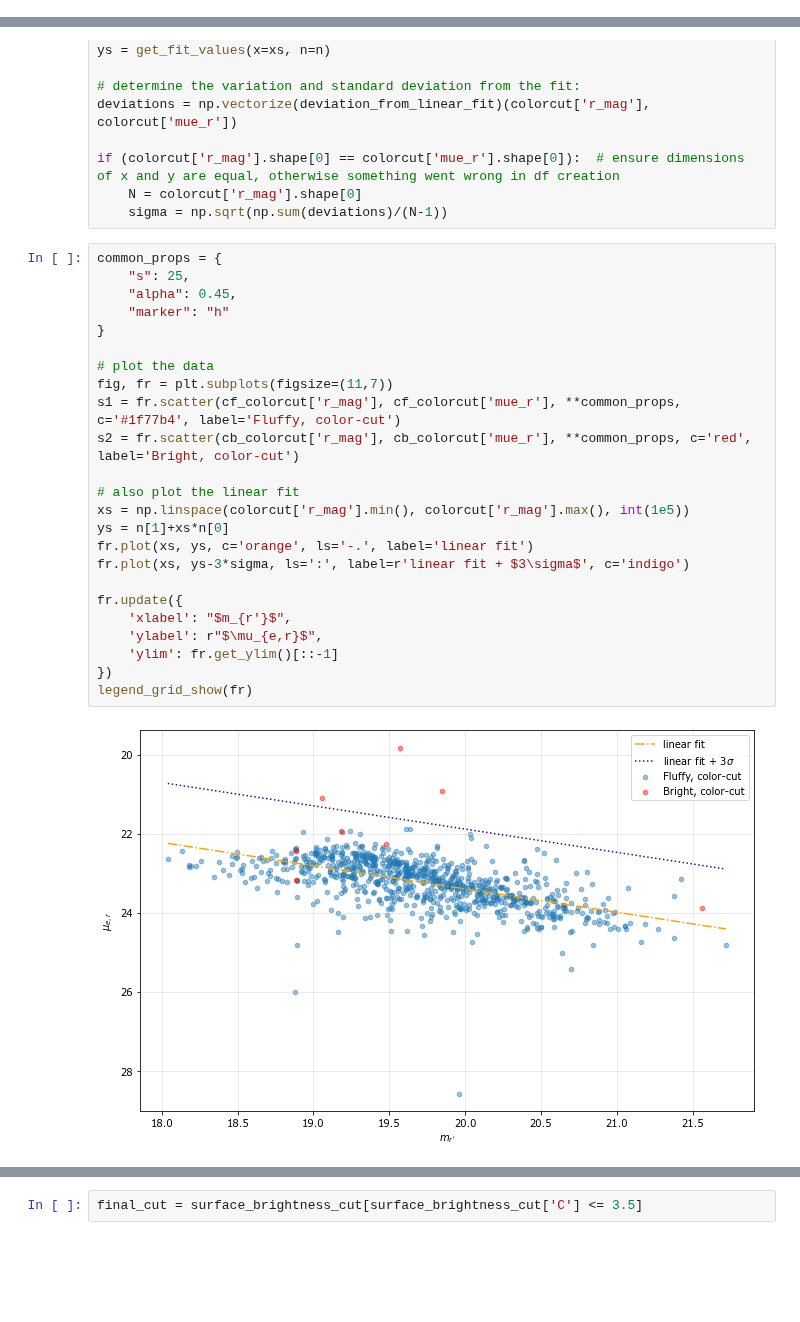
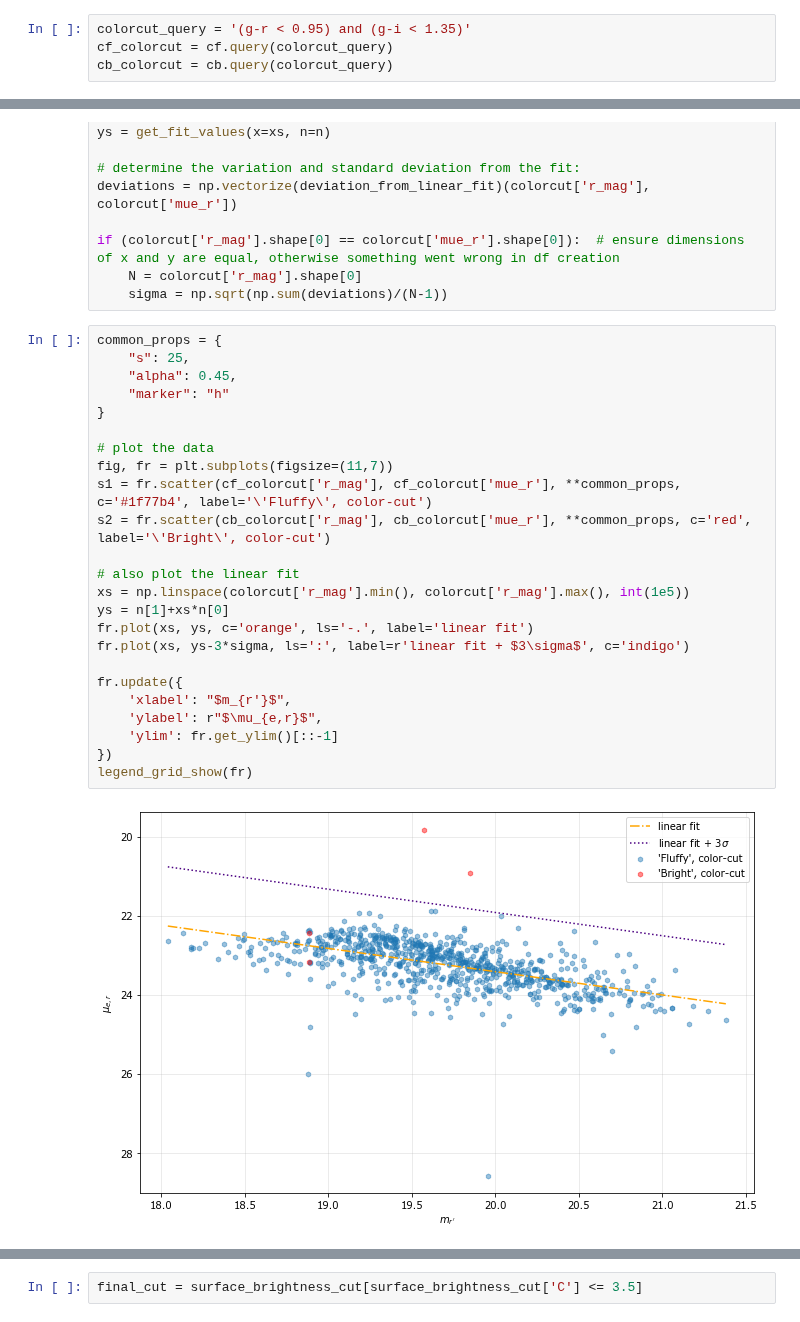
Before and after one commit to Seerden/SpaceFluff, a Jupyter notebook: analysis/classify workflow/sf_classify.ipynb, the cells around one changed output, grey strips where cells are left out. Drawn from its saved outputs; the diff is of its cells as text; blank space fills up the shorter version.

```diff
--- a/analysis/classify workflow/sf_classify.ipynb
+++ b/analysis/classify workflow/sf_classify.ipynb
@@ -420,3 +431,7 @@ cf_colorcut, cb_colorcut = cf[(cf['g']-cf['r']) < 0.95], cb[(cb['g']-cb['r']) <
+# %%
+colorcut_query = '(g-r < 0.95) and (g-i < 1.35)'
+cf_colorcut = cf.query(colorcut_query)
+cb_colorcut = cb.query(colorcut_query)
 # %%
 print(cf.shape[0], cb.shape[0])
 print(cf_colorcut.shape[0], cb_colorcut.shape[0])
@@ -462,27 +477,27 @@ if (colorcut['r_mag'].shape[0] == colorcut['mue_r'].shape[0]):  # ensure dimensi
 # %%
 common_props = {
     "s": 25,
     "alpha": 0.45,
     "marker": "h"
 }
 
 # plot the data
 fig, fr = plt.subplots(figsize=(11,7))
-s1 = fr.scatter(cf_colorcut['r_mag'], cf_colorcut['mue_r'], **common_props, c='#1f77b4', label='Fluffy, color-cut')
-s2 = fr.scatter(cb_colorcut['r_mag'], cb_colorcut['mue_r'], **common_props, c='red', label='Bright, color-cut')
+s1 = fr.scatter(cf_colorcut['r_mag'], cf_colorcut['mue_r'], **common_props, c='#1f77b4', label='\'Fluffy\', color-cut')
+s2 = fr.scatter(cb_colorcut['r_mag'], cb_colorcut['mue_r'], **common_props, c='red', label='\'Bright\', color-cut')
 
 # also plot the linear fit
 xs = np.linspace(colorcut['r_mag'].min(), colorcut['r_mag'].max(), int(1e5))
 ys = n[1]+xs*n[0]
 fr.plot(xs, ys, c='orange', ls='-.', label='linear fit')
 fr.plot(xs, ys-3*sigma, ls=':', label=r'linear fit + $3\sigma$', c='indigo')
 
 fr.update({
     'xlabel': "$m_{r'}$",
     'ylabel': r"$\mu_{e,r}$",
     'ylim': fr.get_ylim()[::-1]
 })
 legend_grid_show(fr)
 # %% [output]
-[figure, old version]
+[figure, new version]
 # %% [markdown]
```
Also changed, not shown: parts of 25 cells of this notebook.
